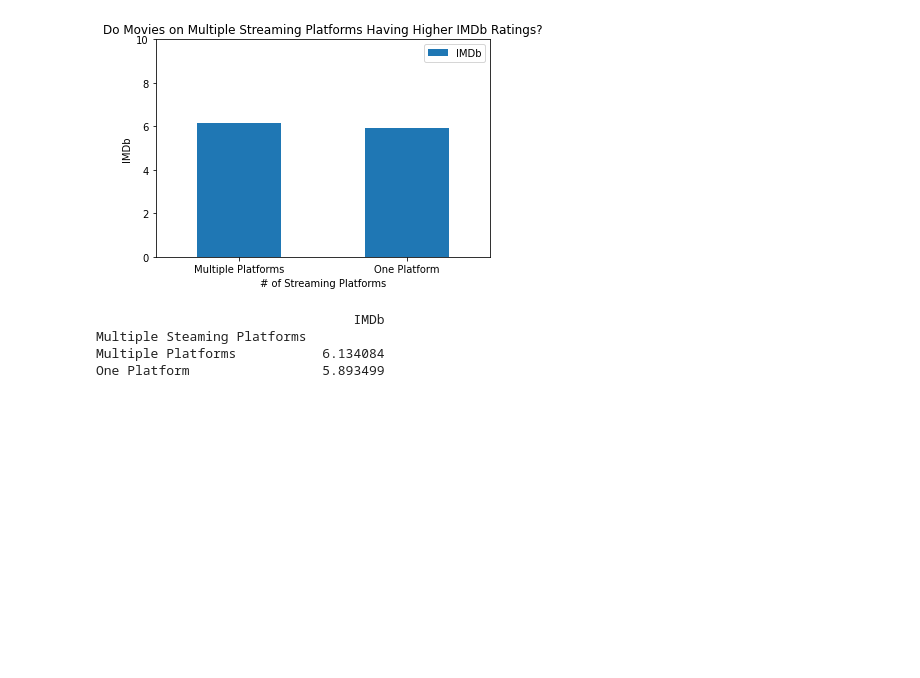
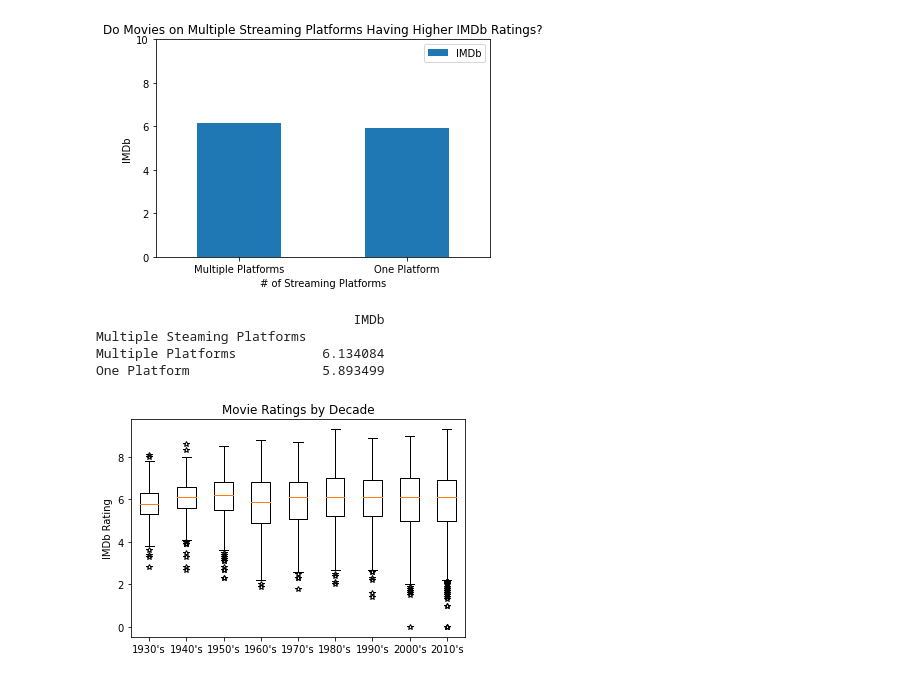
Before and after one commit to MMidwinter/Mega-Movie-Mayhem, a Jupyter notebook: MovieMayhem.ipynb, the cells around one changed output. Cells and saved outputs as stored; diff of their text form; code cells hidden in the pictures; blank space fills up the shorter version.

```diff
--- a/MovieMayhem.ipynb
+++ b/MovieMayhem.ipynb
@@ -269,0 +267,80 @@ matts_dataset = movie_dataset.copy()
+# %%
+#The hypothesis for this test is that movie ratings will have a recency bias based on decade.
+#That decade a movie is made in has no bearing on the ratings of that movie
+
+
+#After reviewing the data, we decided we needed to ensure that a decade had at least 300 movies in it
+#this exluded decades before 1930, we also wanted to exclude 2020 and 2021 since that isnt a complete decade.
+
+
+#First we copied our dataframe, then we dropped years before 1930 and after 2019
+decades_df = movie_dataset.copy()
+decades_clean_df = decades_df.dropna(subset=['IMDb'])
+decades_clean_df = decades_clean_df[decades_clean_df['Year'] > 1930]
+decades_clean_df = decades_clean_df[decades_clean_df['Year'] < 2020]
+
+#Then we assigned the ranges for each decade
+conditions = [
+    (decades_clean_df['Year'] >= 1930) & (decades_clean_df['Year'] < 1940),
+    (decades_clean_df['Year'] >= 1940) & (decades_clean_df['Year'] < 1950),
+    (decades_clean_df['Year'] >= 1950) & (decades_clean_df['Year'] < 1960),
+    (decades_clean_df['Year'] >= 1960) & (decades_clean_df['Year'] < 1970),
+    (decades_clean_df['Year'] >= 1970) & (decades_clean_df['Year'] < 1980),
+    (decades_clean_df['Year'] >= 1980) & (decades_clean_df['Year'] < 1990),
+    (decades_clean_df['Year'] >= 1990) & (decades_clean_df['Year'] < 2000),
+    (decades_clean_df['Year'] >= 2000) & (decades_clean_df['Year'] < 2010),
+    (decades_clean_df['Year'] >= 2010) & (decades_clean_df['Year'] < 2020)
+]
+
+#And then created the labels for those decades.
+decades = ["1930's","1940's","1950's","1960's","1970's","1980's","1990's","2000's","2010's"]
+
+#Then we added a decades column to our dataframe
+decades_clean_df['Decade'] = np.select(conditions, decades)
+#decades_clean_df = decades_clean_df[decades_clean_df['Decade'] != 0]
+
+#And made a dataframe grouped by the decades
+decades_grouped_df = decades_clean_df.groupby('Decade')[('IMDb')].mean()
+
+#To better plot the data i turned each decade into its own list.
+IMDb_data_1930 = decades_clean_df[decades_clean_df['Decade'] == "1930's"]
+IMDb_data_1940 = decades_clean_df[decades_clean_df['Decade'] == "1940's"]
+IMDb_data_1950 = decades_clean_df[decades_clean_df['Decade'] == "1950's"]
+IMDb_data_1960 = decades_clean_df[decades_clean_df['Decade'] == "1960's"]
+IMDb_data_1970 = decades_clean_df[decades_clean_df['Decade'] == "1970's"]
+IMDb_data_1980 = decades_clean_df[decades_clean_df['Decade'] == "1980's"]
+IMDb_data_1990 = decades_clean_df[decades_clean_df['Decade'] == "1990's"]
+IMDb_data_2000 = decades_clean_df[decades_clean_df['Decade'] == "2000's"]
+IMDb_data_2010 = decades_clean_df[decades_clean_df['Decade'] == "2010's"]
+
+IMDb_data_1930 = IMDb_data_1930['IMDb'].tolist()
+IMDb_data_1940 = IMDb_data_1940['IMDb'].tolist()
+IMDb_data_1950 = IMDb_data_1950['IMDb'].tolist()
+IMDb_data_1960 = IMDb_data_1960['IMDb'].tolist()
+IMDb_data_1970 = IMDb_data_1970['IMDb'].tolist()
+IMDb_data_1980 = IMDb_data_1980['IMDb'].tolist()
+IMDb_data_1990 = IMDb_data_1990['IMDb'].tolist()
+IMDb_data_2000 = IMDb_data_2000['IMDb'].tolist()
+IMDb_data_2010 = IMDb_data_2010['IMDb'].tolist()
+
+decade_data = [IMDb_data_1930, IMDb_data_1940, IMDb_data_1950, IMDb_data_1960, IMDb_data_1970,
+               IMDb_data_1980, IMDb_data_1990, IMDb_data_2000, IMDb_data_2010]
+
+#Then we plotted a box plot to get a better visualization of our data.
+fig1, ax1 = plt.subplots()
+ax1.set_xticklabels(decades)
+ax1.set_ylabel("IMDb Rating")
+ax1.set_title("Movie Ratings by Decade")
+ax1.boxplot(decade_data, 0, '*')
+plt.show()
+
+#Next we ran a anova test to try to disprove our null hypothesis
+stats.f_oneway(IMDb_data_1930, IMDb_data_1940, IMDb_data_1950, IMDb_data_1960, IMDb_data_1970,
+               IMDb_data_1980, IMDb_data_1990, IMDb_data_2000, IMDb_data_2010)
+
+print('p-value: ' +str(stats.f_oneway(IMDb_data_1930, IMDb_data_1940, IMDb_data_1950, IMDb_data_1960, IMDb_data_1970,
+               IMDb_data_1980, IMDb_data_1990, IMDb_data_2000, IMDb_data_2010)))
+
+#Based on the anova test we ran, we can disprove the null hypothesis that the decade a movie was released in has no bearing on its review score.
+# %% [output]
+[figure, added]
```
Also changed, not shown: parts of 3 cells of this notebook.
